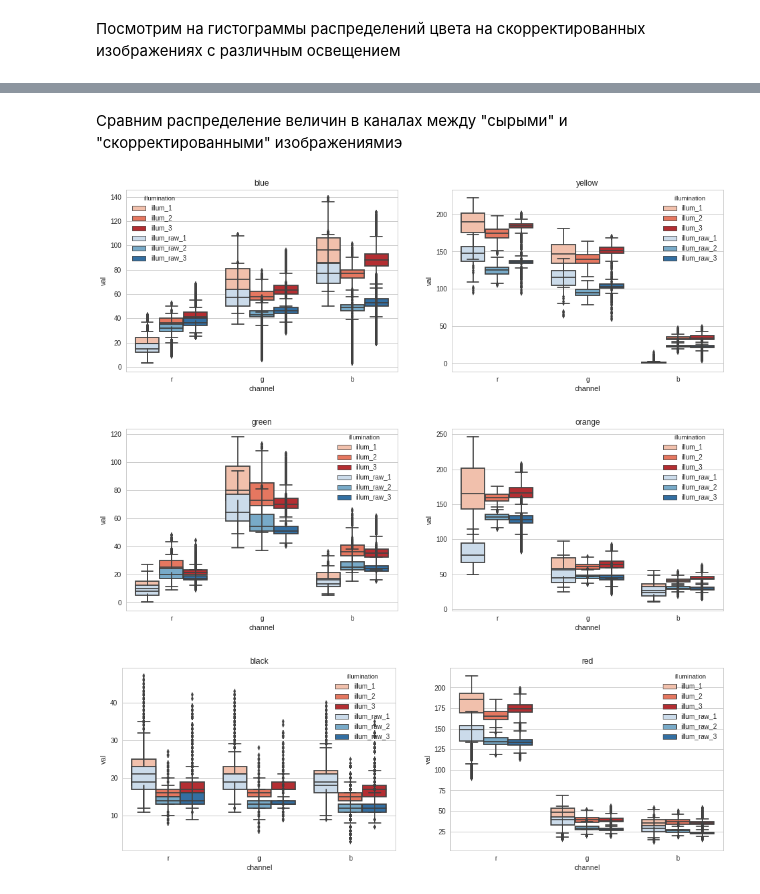
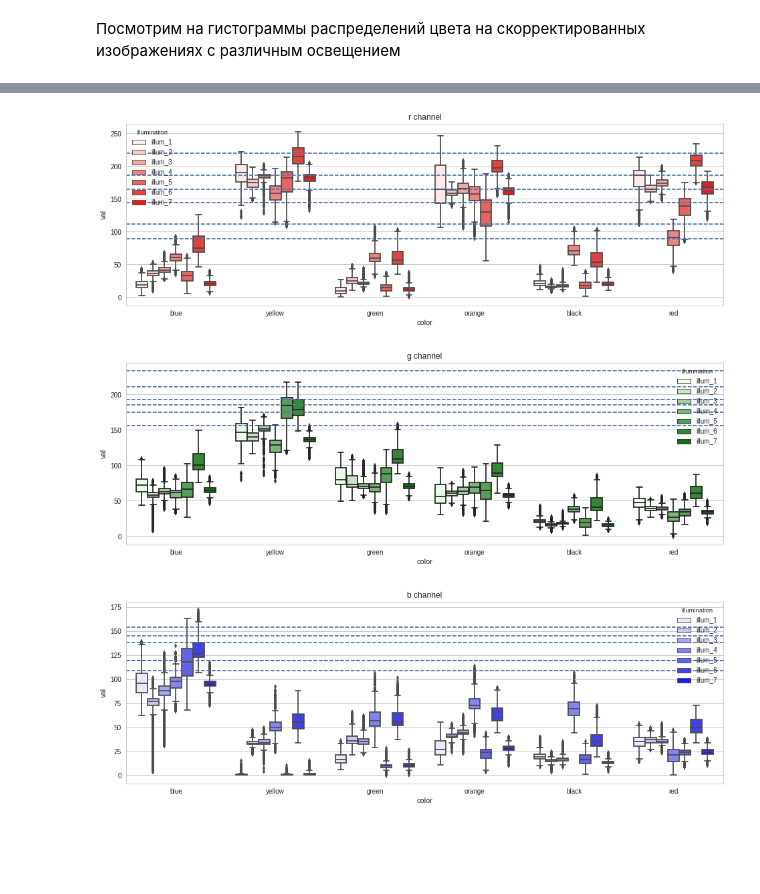
Before and after one commit to lysukhin/urinalysis, a Jupyter notebook: scripts/notebooks/color_exp_2.ipynb, the cells around one changed output, grey strips where cells are left out. Drawn from its saved outputs; the diff is of its cells as text; code cells hidden in the pictures; blank space fills up the shorter version.

```diff
--- a/scripts/notebooks/color_exp_2.ipynb
+++ b/scripts/notebooks/color_exp_2.ipynb
@@ -181,2 +170,0 @@ for i,color in enumerate(color_dataframes):
-# %% [markdown]
-Сравним распределение величин в каналах между "сырыми" и "скорректированными" изображениямиэ
@@ -207,15 +171,30 @@ for color in adjusted_images:
-# %%
-n_colors = len(color_dataframes)
-
-for i,color in enumerate(color_dataframes):
-
-    if i%2 == 0:
-        plt.figure(figsize=(16,5))
-    plt.subplot(1,2,i%2 + 1)
-    sns.boxplot(x="channel",y="val",hue="illumination",palette="Reds",data=color_dataframes[color],saturation=0.75)
-    sns.boxplot(x="channel",y="val",hue="illumination",palette="Blues",data=color_dataframes_raw[color])
-    plt.title(color)
-# %% [output]
-[figure, removed]
-[figure, removed]
-[figure, removed]
+# %%
+PRO_points = [
+    (220, 233, 119),
+    (186, 211, 109),
+    (165, 193, 119),
+    (144, 185, 145),
+    (112, 175, 154),
+    (89, 156, 138),
+]
+
+PRO_points = np.array(PRO_points)
+# %%
+full_data = pd.DataFrame(columns = ['channel','illumination','val','color'])
+# %%
+for color in color_dataframes:
+    data = color_dataframes[color]
+    data['color'] = [color]*data.shape[0]
+    full_data = full_data.append(data)
+# %%
+
+for i,c in enumerate(['r','g','b']):
+    plt.figure(figsize=(16,5))
+    sns.boxplot(x='color',y='val',hue='illumination',color=c,data = full_data[full_data['channel']==c])
+    for j in xrange(PRO_points.shape[0]):
+        plt.axhline(y=PRO_points[j,i],linestyle="dashed",label="PRO {} values".format(c))
+    plt.title('{} channel'.format(c))
+# %% [output]
+[figure, added]
+[figure, added]
+[figure, added]
```
Also changed, not shown: parts of 10 cells of this notebook, 25 other files.
